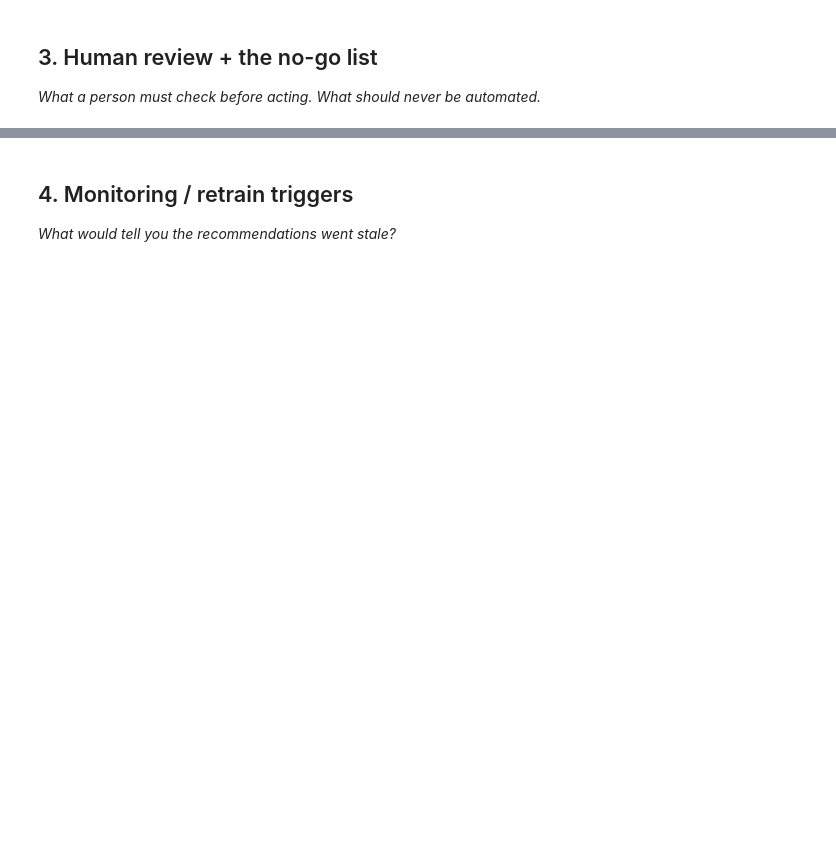
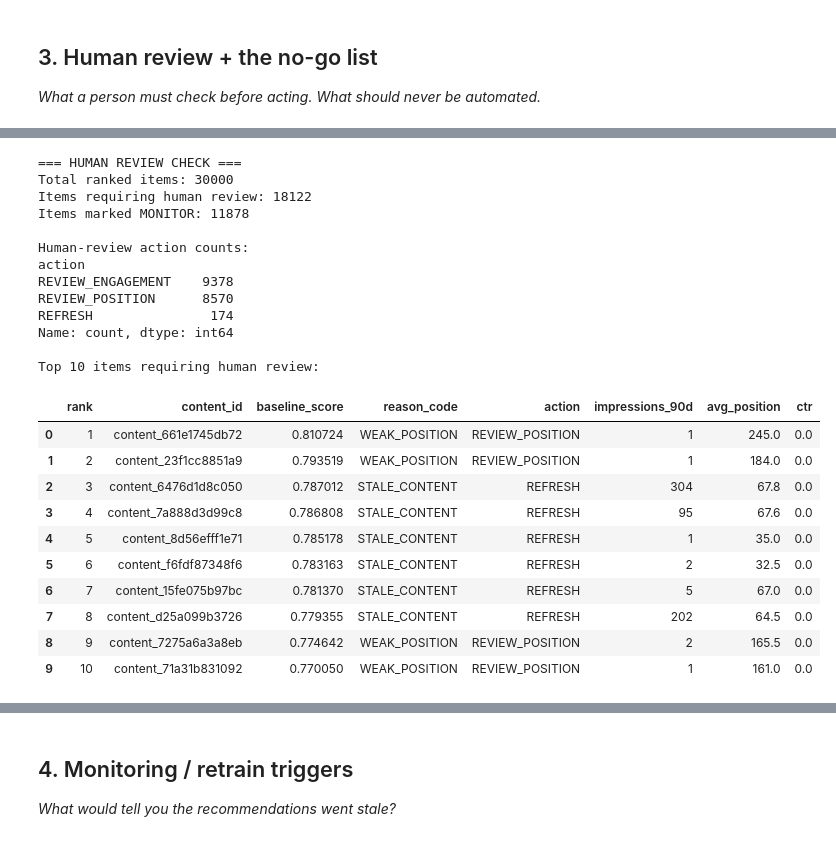
Before and after one commit to vinukondablessena/flyrank-ml-internship, a Jupyter notebook: work/notebooks/w07_action_playbook.ipynb, the cells around one changed output, grey strips where cells are left out. Drawn from its saved outputs; the diff is of its cells as text; code cells hidden in the pictures; blank space fills up the shorter version.

```diff
--- a/work/notebooks/w07_action_playbook.ipynb
+++ b/work/notebooks/w07_action_playbook.ipynb
@@ -29,0 +368,79 @@ This skeleton is yours to fill. Work the sections **in order** — each one has
+# %%
+# =========================================================
+# 3. HUMAN REVIEW + NO-GO LIST
+# =========================================================
+
+print("=== HUMAN REVIEW CHECK ===")
+
+# Count the items that require an explicit human review action
+review_actions = [
+    "REFRESH",
+    "REVIEW_POSITION",
+    "REVIEW_ENGAGEMENT"
+]
+
+review_queue = queue[
+    queue["action"].isin(review_actions)
+].copy()
+
+print("Total ranked items:", len(queue))
+print("Items requiring human review:", len(review_queue))
+print(
+    "Items marked MONITOR:",
+    int((queue["action"] == "MONITOR").sum())
+)
+
+print("\nHuman-review action counts:")
+print(review_queue["action"].value_counts())
+
+print("\nTop 10 items requiring human review:")
+display(review_queue.head(10))
+
+# No-go actions are deliberately not represented
+NO_GO_ACTIONS = [
+    "AUTO_PUBLISH",
+    "AUTO_DELETE",
+    "AUTO_REWRITE",
+    "AUTO_REDIRECT"
+]
+
+automated_no_go_present = [
+    action for action in NO_GO_ACTIONS
+    if action in queue["action"].unique()
+]
+
+print("\nAutomated no-go actions present in queue:")
+print(automated_no_go_present)
+
+if not automated_no_go_present:
+    print(
+        "\nPASS: No automatic publish, delete, rewrite, "
+        "or redirect actions are included."
+    )
+else:
+    print("\nREVIEW REQUIRED: Automated no-go action detected.")
+# %% [output]
+=== HUMAN REVIEW CHECK ===
+Total ranked items: 30000
+Items requiring human review: 18122
+Items marked MONITOR: 11878
+
+Human-review action counts:
+action
+REVIEW_ENGAGEMENT    9378
+REVIEW_POSITION      8570
+REFRESH               174
+Name: count, dtype: int64
+
+Top 10 items requiring human review:
+|  | rank | content_id | baseline_score | reason_code | action | impressions_90d | avg_position | ctr |
+| 0 | 1 | content_661e1745db72 | 0.810724 | WEAK_POSITION | REVIEW_POSITION | 1 | 245.0 | 0.0 |
+| 1 | 2 | content_23f1cc8851a9 | 0.793519 | WEAK_POSITION | REVIEW_POSITION | 1 | 184.0 | 0.0 |
+| 2 | 3 | content_6476d1d8c050 | 0.787012 | STALE_CONTENT | REFRESH | 304 | 67.8 | 0.0 |
+| 3 | 4 | content_7a888d3d99c8 | 0.786808 | STALE_CONTENT | REFRESH | 95 | 67.6 | 0.0 |
+| 4 | 5 | content_8d56efff1e71 | 0.785178 | STALE_CONTENT | REFRESH | 1 | 35.0 | 0.0 |
+| 5 | 6 | content_f6fdf87348f6 | 0.783163 | STALE_CONTENT | REFRESH | 2 | 32.5 | 0.0 |
+| 6 | 7 | content_15fe075b97bc | 0.781370 | STALE_CONTENT | REFRESH | 5 | 67.0 | 0.0 |
+| 7 | 8 | content_d25a099b3726 | 0.779355 | STALE_CONTENT | REFRESH | 202 | 64.5 | 0.0 |
+| 8 | 9 | content_7275a6a3a8eb | 0.774642 | WEAK_POSITION | REVIEW_POSITION | 2 | 165.5 | 0.0 |
+| 9 | 10 | content_71a31b831092 | 0.770050 | WEAK_POSITION | REVIEW_POSITION | 1 | 161.0 | 0.0 |
```
Also changed, not shown: parts of 20 cells of this notebook.
